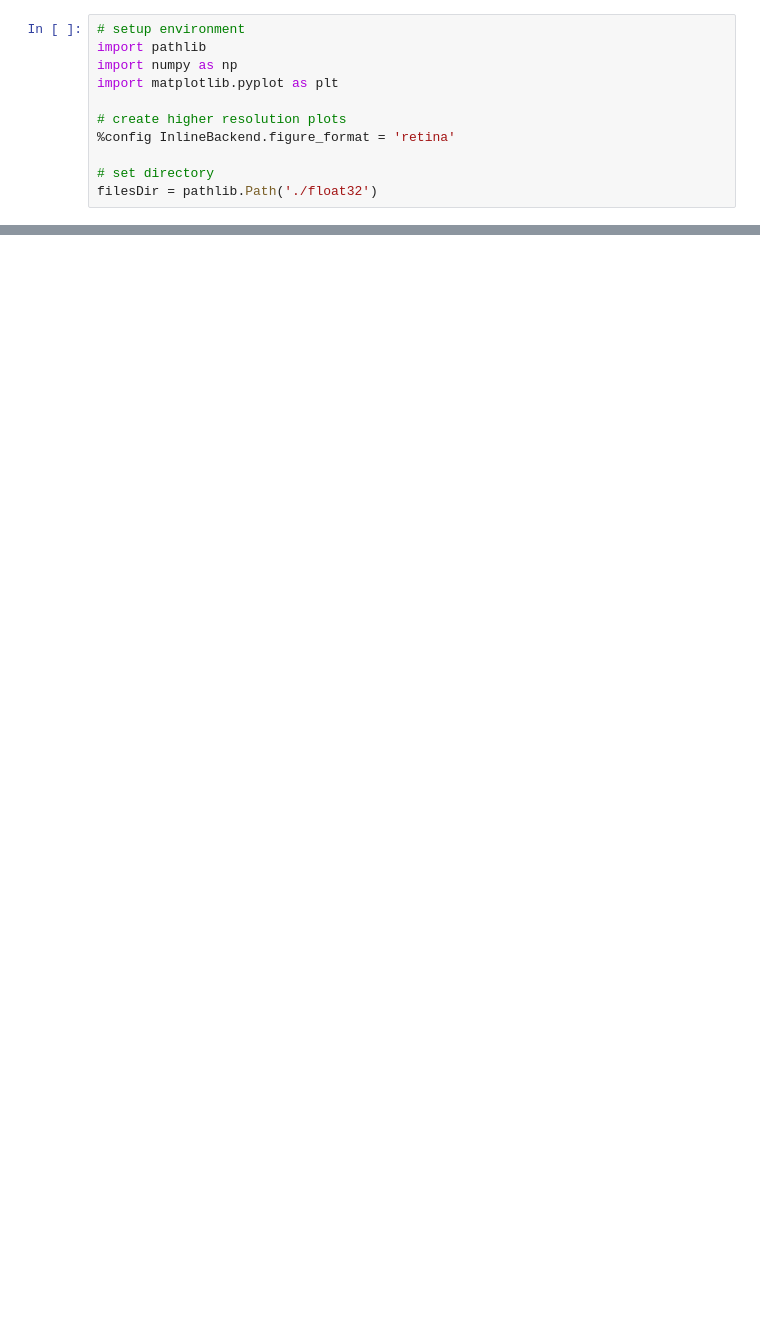
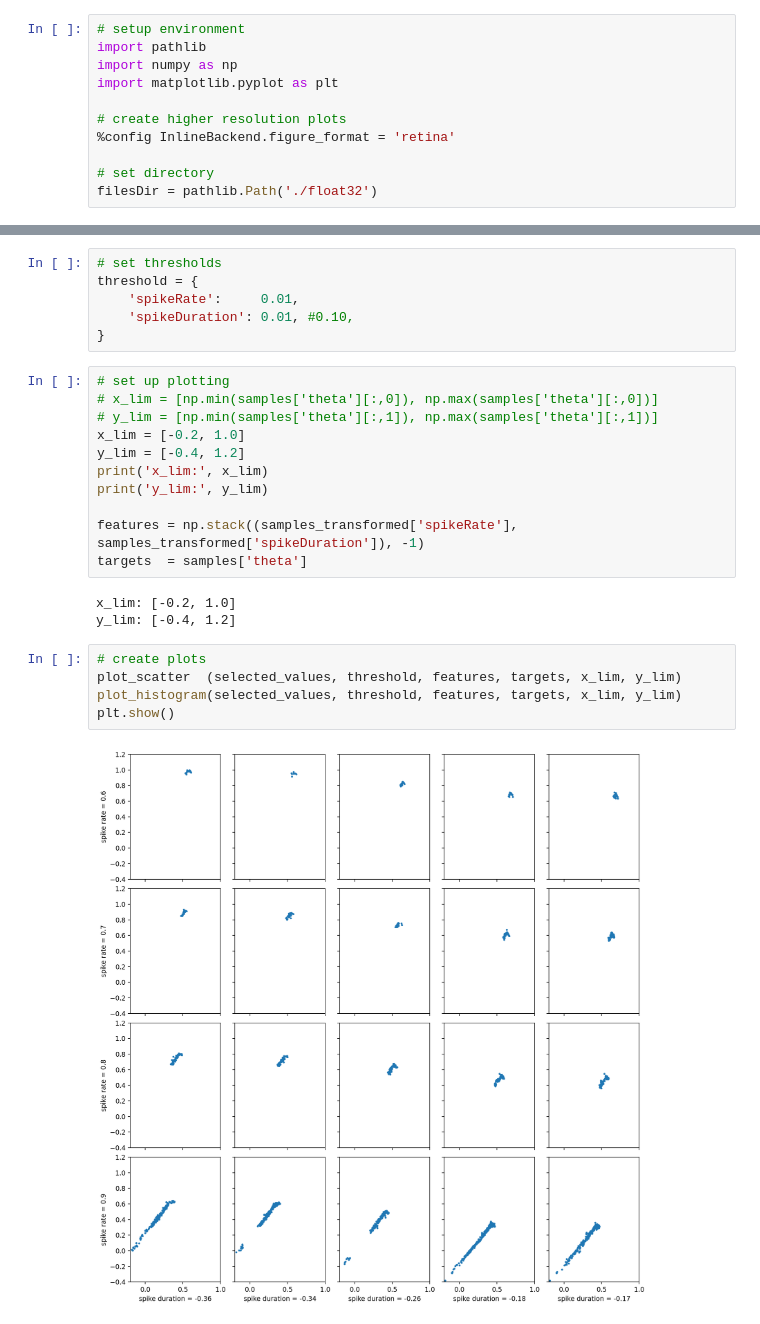
Before and after one commit to johannrudi/fhn_dnn, a Jupyter notebook: data/slice_data.ipynb, the cells around one changed output, grey strips where cells are left out. Saved outputs shown, nothing was run; the diff lists cells and outputs as text; blank space fills up the shorter version.

```diff
--- a/data/slice_data.ipynb
+++ b/data/slice_data.ipynb
@@ -212,0 +352,27 @@ plt.show()
+# %%
+# set thresholds
+threshold = {
+    'spikeRate':     0.01,
+    'spikeDuration': 0.01, #0.10,
+}
+# %%
+# set up plotting
+# x_lim = [np.min(samples['theta'][:,0]), np.max(samples['theta'][:,0])]
+# y_lim = [np.min(samples['theta'][:,1]), np.max(samples['theta'][:,1])]
+x_lim = [-0.2, 1.0]
+y_lim = [-0.4, 1.2]
+print('x_lim:', x_lim)
+print('y_lim:', y_lim)
+
+features = np.stack((samples_transformed['spikeRate'], samples_transformed['spikeDuration']), -1)
+targets  = samples['theta']
+# %% [output]
+x_lim: [-0.2, 1.0]
+y_lim: [-0.4, 1.2]
+# %%
+# create plots
+plot_scatter  (selected_values, threshold, features, targets, x_lim, y_lim)
+plot_histogram(selected_values, threshold, features, targets, x_lim, y_lim)
+plt.show()
+# %% [output]
+[figure, added]
```
Also changed, not shown: parts of 19 cells of this notebook, 1 other file.
